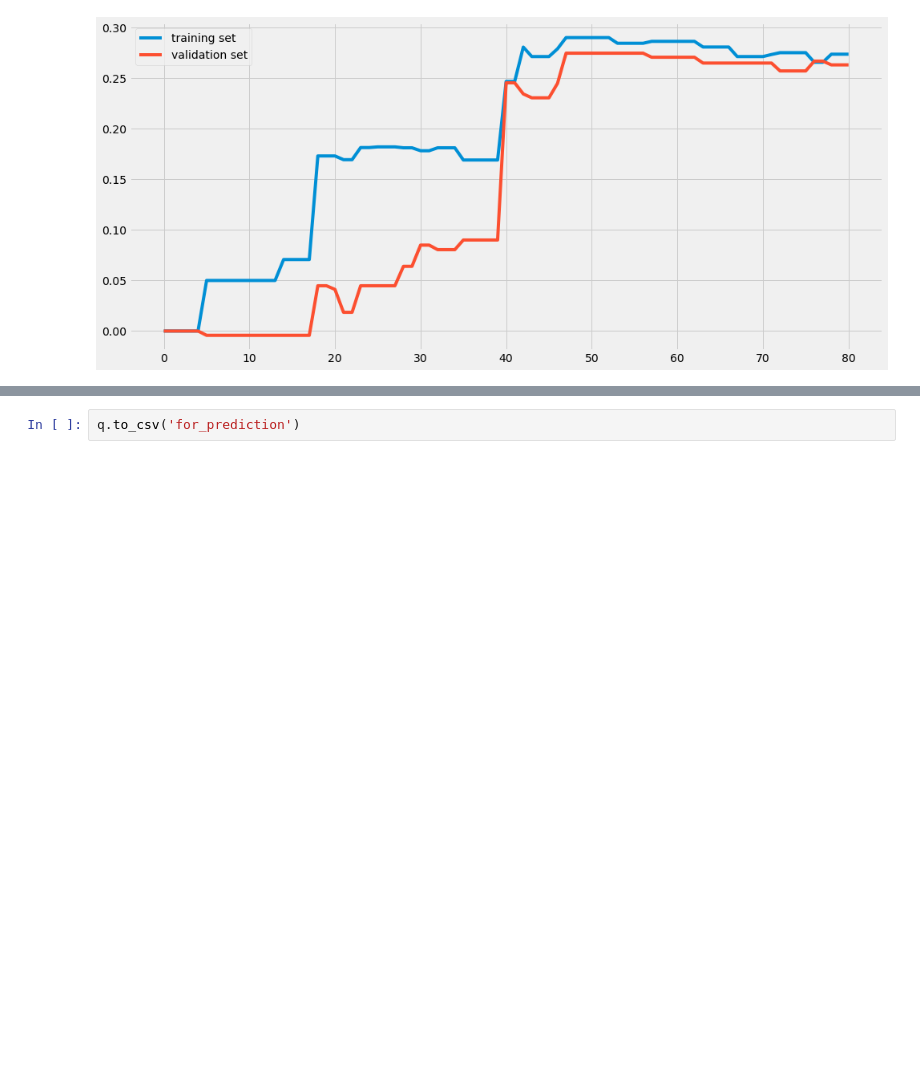
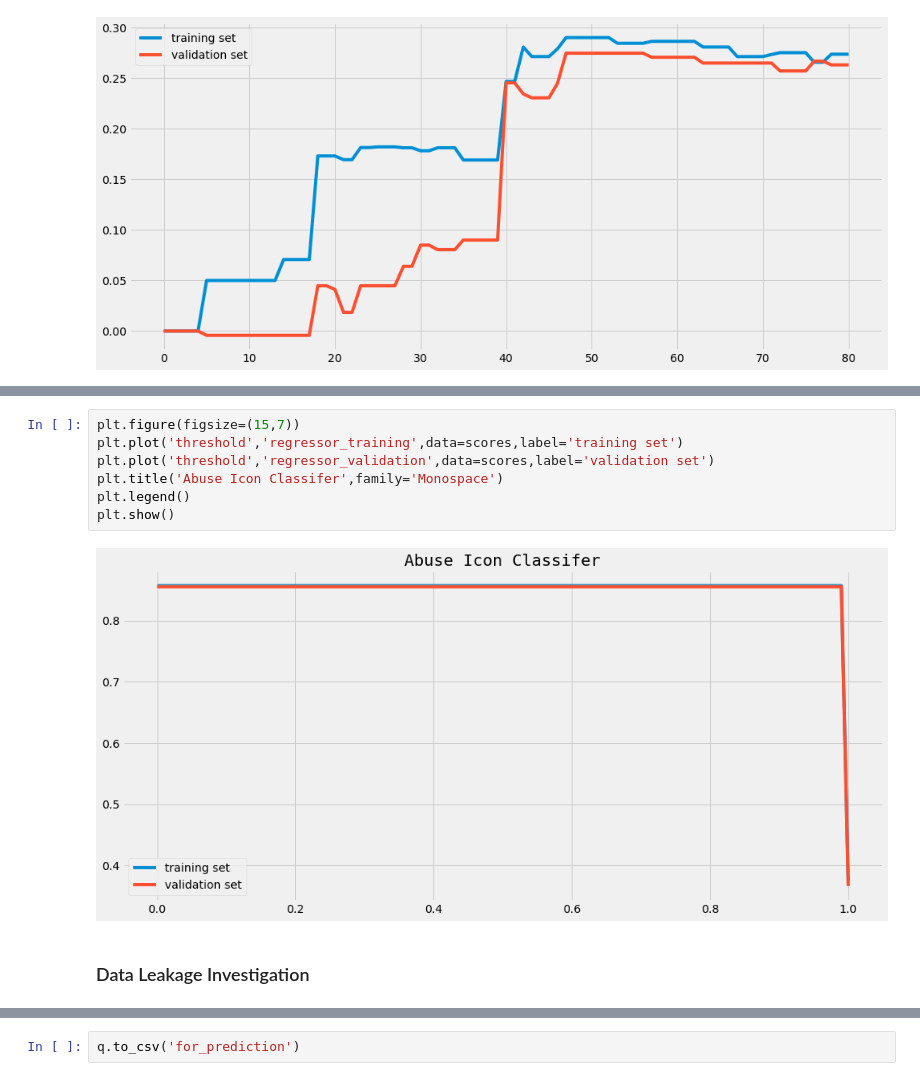
Before and after one commit to jonahwinninghoff/Causal-Analysis-Nursing-Home, a Jupyter notebook: Feature Engineering/Feature Engineering.ipynb, the cells around one changed output, grey strips where cells are left out. Drawn from its saved outputs; the diff is of its cells as text; blank space fills up the shorter version.

```diff
--- a/Feature Engineering/Feature Engineering.ipynb
+++ b/Feature Engineering/Feature Engineering.ipynb
@@ -347,0 +416,11 @@ plt.show()
+# %%
+plt.figure(figsize=(15,7))
+plt.plot('threshold','regressor_training',data=scores,label='training set')
+plt.plot('threshold','regressor_validation',data=scores,label='validation set')
+plt.title('Abuse Icon Classifer',family='Monospace')
+plt.legend()
+plt.show()
+# %% [output]
+[figure, added]
+# %% [markdown]
+### Data Leakage Investigation <a id = 'leakage'></a>
```
Also changed, not shown: parts of 7 cells of this notebook.
